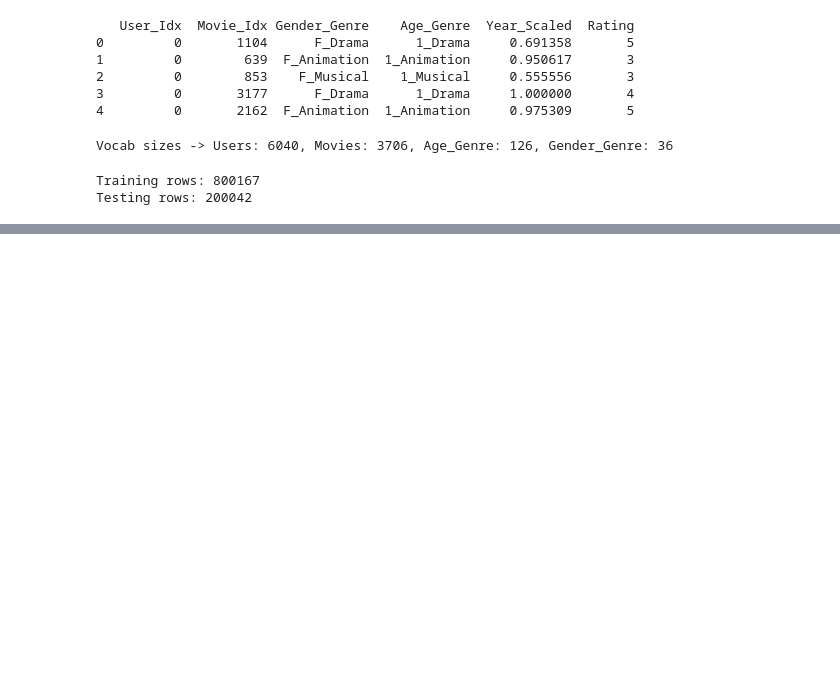
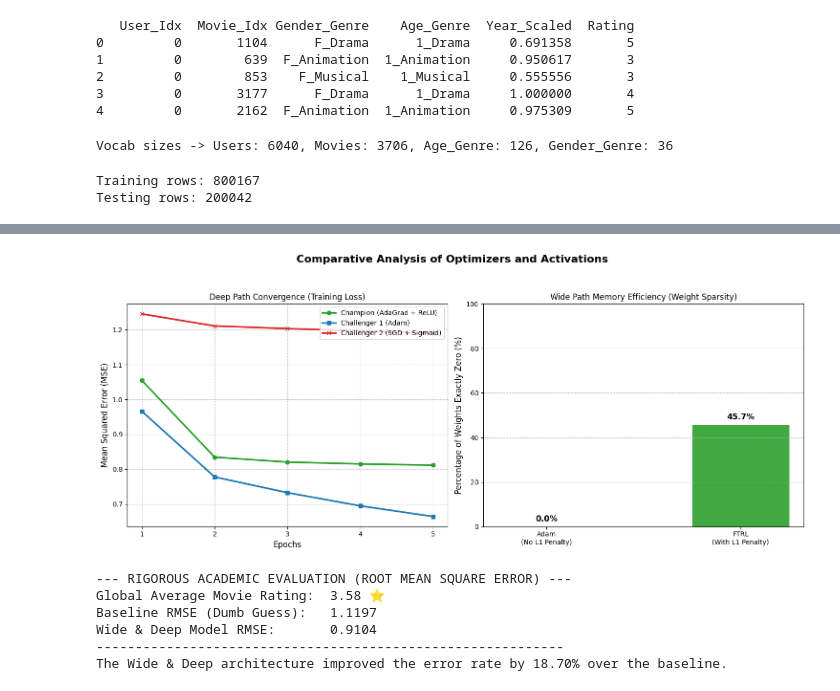
Before and after one commit to Shubham-Khetan-2005/UGP, a Jupyter notebook: UGP.ipynb, the cells around one changed output, grey strips where cells are left out. Drawn from its saved outputs; the diff is of its cells as text; code cells hidden in the pictures; blank space fills up the shorter version.

Commit message:
Added new metrics

```diff
--- a/UGP.ipynb
+++ b/UGP.ipynb
@@ -359,0 +476,76 @@ Row   | Actual Rating   | Predicted Rating
+# %%
+# Set up the figure for 2 plots side-by-side
+fig, (ax1, ax2) = plt.subplots(1, 2, figsize=(15, 6))
+fig.suptitle('Comparative Analysis of Optimizers and Activations', fontsize=16, fontweight='bold', y=1.05)
+
+# --- PLOT 1: Convergence Curve ---
+epochs_range = range(1, 6)
+ax1.plot(epochs_range, hist_champ, marker='o', color='#2ca02c', linewidth=2.5, label='Champion (AdaGrad + ReLU)')
+ax1.plot(epochs_range, hist_adam, marker='s', color='#1f77b4', linewidth=2.5, label='Challenger 1 (Adam)')
+ax1.plot(epochs_range, hist_legacy, marker='x', color='#d62728', linewidth=2.5, label='Challenger 2 (SGD + Sigmoid)')
+
+ax1.set_title('Deep Path Convergence (Training Loss)')
+ax1.set_xlabel('Epochs', fontsize=12)
+ax1.set_ylabel('Mean Squared Error (MSE)', fontsize=12)
+ax1.set_xticks(epochs_range)
+ax1.legend(loc='upper right')
+ax1.grid(True, linestyle='--', alpha=0.7)
+
+# --- PLOT 2: Memory Efficiency (Sparsity) ---
+models = ['Adam\n(No L1 Penalty)', 'FTRL\n(With L1 Penalty)']
+sparsity_vals = [sparsity_adam, sparsity_champ]
+
+bars = ax2.bar(models, sparsity_vals, color=['#1f77b4', '#2ca02c'], width=0.5, alpha=0.9)
+ax2.set_title('Wide Path Memory Efficiency (Weight Sparsity)')
+ax2.set_ylabel('Percentage of Weights Exactly Zero (%)', fontsize=12)
+ax2.set_ylim(0, 100)
+ax2.grid(axis='y', linestyle='--', alpha=0.7)
+
+# Add the exact percentage text on top of the bars
+for bar in bars:
+    height = bar.get_height()
+    ax2.annotate(f'{height:.1f}%',
+                 xy=(bar.get_x() + bar.get_width() / 2, height),
+                 xytext=(0, 5),  # 5 points vertical offset
+                 textcoords="offset points",
+                 ha='center', va='bottom', fontweight='bold', fontsize=12)
+
+plt.tight_layout()
+plt.show()
+# %% [output]
+[figure, added]
+# %%
+import numpy as np
+from sklearn.metrics import mean_squared_error
+
+# 1. Calculate the Model's RMSE
+# We already generated 'test_predictions' and 'test_labels' in an earlier cell!
+model_mse = mean_squared_error(test_labels, test_predictions)
+model_rmse = np.sqrt(model_mse)
+
+# 2. Establish a "Naive Baseline"
+# What if we built a completely dumb model that just predicts the global average rating every time?
+global_average_rating = train_labels.mean()
+
+# Create an array of predictions that is just the average rating, repeated for every test row
+baseline_predictions = np.full_like(test_labels, global_average_rating, dtype=float)
+baseline_mse = mean_squared_error(test_labels, baseline_predictions)
+baseline_rmse = np.sqrt(baseline_mse)
+
+# 3. Print the Academic Report
+print("--- RIGOROUS ACADEMIC EVALUATION (ROOT MEAN SQUARE ERROR) ---")
+print(f"Global Average Movie Rating:  {global_average_rating:.2f} ⭐")
+print(f"Baseline RMSE (Dumb Guess):   {baseline_rmse:.4f}")
+print(f"Wide & Deep Model RMSE:       {model_rmse:.4f}")
+print("-" * 60)
+
+# Calculate the percentage improvement
+improvement = ((baseline_rmse - model_rmse) / baseline_rmse) * 100
+print(f"The Wide & Deep architecture improved the error rate by {improvement:.2f}% over the baseline.")
+# %% [output]
+--- RIGOROUS ACADEMIC EVALUATION (ROOT MEAN SQUARE ERROR) ---
+Global Average Movie Rating:  3.58 ⭐
+Baseline RMSE (Dumb Guess):   1.1197
+Wide & Deep Model RMSE:       0.9104
+------------------------------------------------------------
+The Wide & Deep architecture improved the error rate by 18.70% over the baseline.
```
Also changed, not shown: parts of 7 cells of this notebook, 1 other file.
